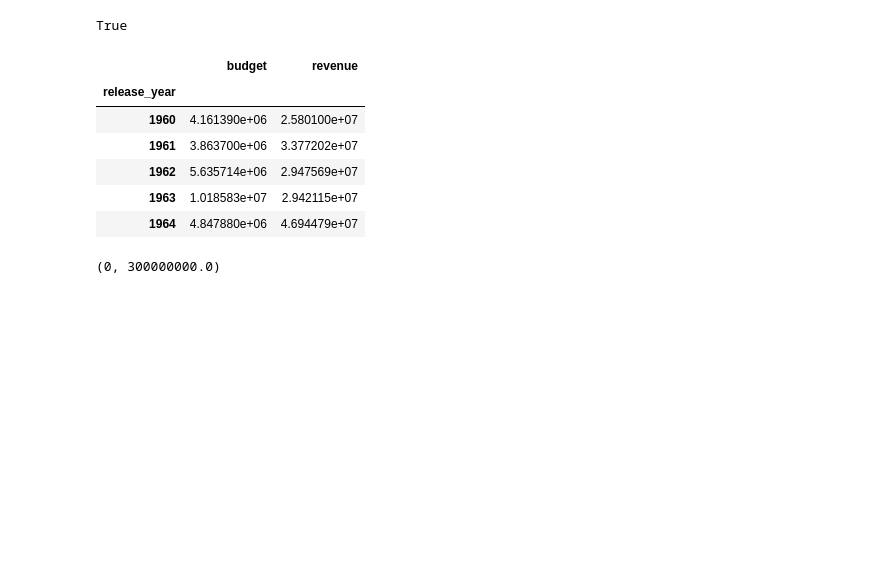
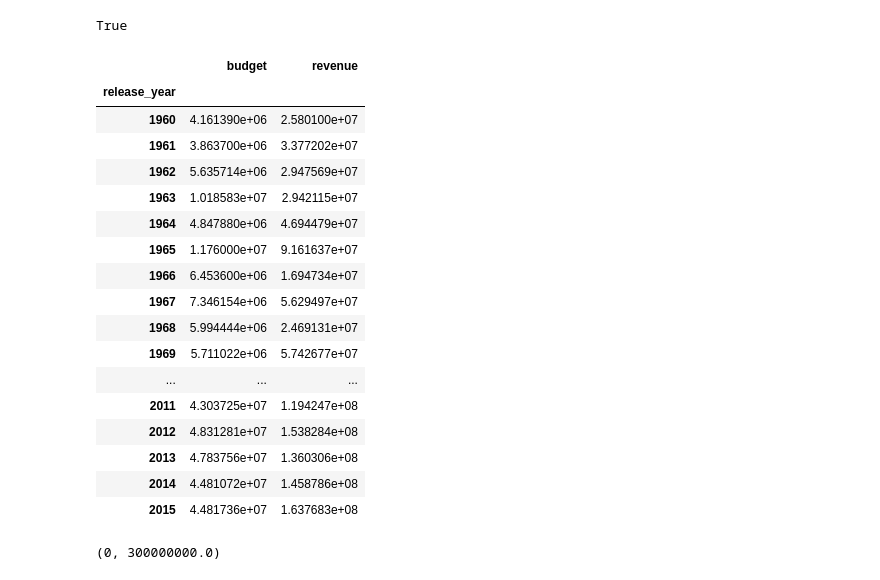
Before and after one commit to Steve-Choi/DAND, a Jupyter notebook: tmdb_project.ipynb, the cells around one changed output. Saved outputs shown, nothing was run; the diff lists cells and outputs as text; code cells hidden in the pictures; blank space fills up the shorter version.

```diff
--- a/tmdb_project.ipynb
+++ b/tmdb_project.ipynb
@@ -531,16 +538,27 @@ True
 # %%
 cols = ['release_year','budget','revenue']
 df_temp = df[cols]
 df_temp = df_temp.groupby('release_year').mean()
-df_temp.head()
+df_temp
 # %% [output]
 |  | budget | revenue |
 | release_year |  |  |
 | 1960 | 4.161390e+06 | 2.580100e+07 |
 | 1961 | 3.863700e+06 | 3.377202e+07 |
 | 1962 | 5.635714e+06 | 2.947569e+07 |
 | 1963 | 1.018583e+07 | 2.942115e+07 |
 | 1964 | 4.847880e+06 | 4.694479e+07 |
+| 1965 | 1.176000e+07 | 9.161637e+07 |
+| 1966 | 6.453600e+06 | 1.694734e+07 |
+| 1967 | 7.346154e+06 | 5.629497e+07 |
+| 1968 | 5.994444e+06 | 2.469131e+07 |
+| 1969 | 5.711022e+06 | 5.742677e+07 |
+| ... | ... | ... |
+| 2011 | 4.303725e+07 | 1.194247e+08 |
+| 2012 | 4.831281e+07 | 1.538284e+08 |
+| 2013 | 4.783756e+07 | 1.360306e+08 |
+| 2014 | 4.481072e+07 | 1.458786e+08 |
+| 2015 | 4.481736e+07 | 1.637683e+08 |
 # %%
 
 plt.figure(figsize=(11,8))
```
Also changed, not shown: parts of 18 cells of this notebook.
